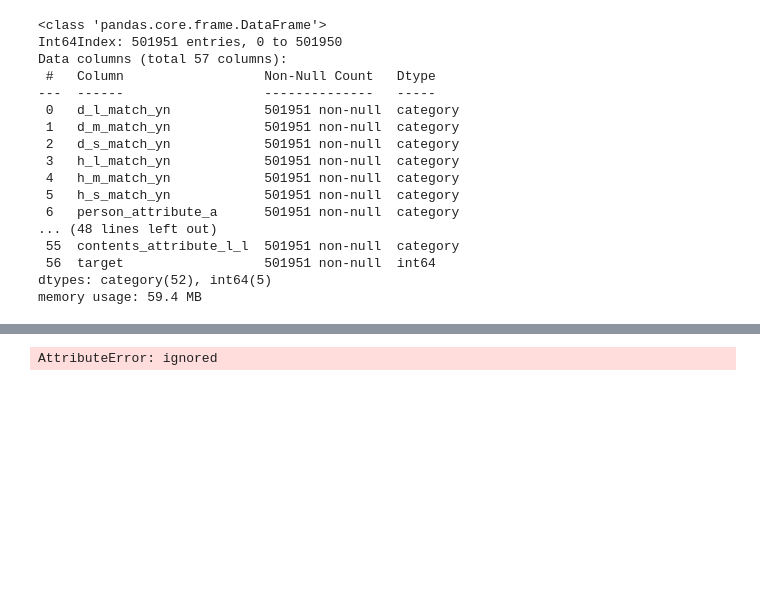
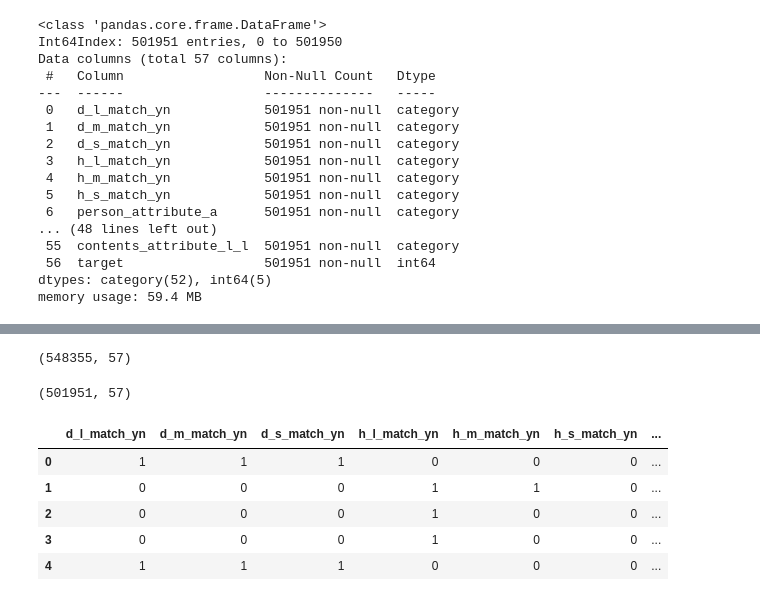
Before and after one commit to doo52oh/Dacon, a Jupyter notebook: 잡케어추천/잡케어추천알고리즘_modeling.ipynb, the cells around one changed output, grey strips where cells are left out. Cells and saved outputs as stored; diff of their text form; code cells hidden in the pictures; blank space fills up the shorter version.

```diff
--- a/잡케어추천/잡케어추천알고리즘_modeling.ipynb
+++ b/잡케어추천/잡케어추천알고리즘_modeling.ipynb
@@ -277,7 +293,23 @@ memory usage: 59.4 MB
+# %%
+df = pd.concat([job_df, job_test_df])
+df.shape
+# %% [output]
+(548355, 57)
 # %%
 le = LabelEncoder()
-for n in num_cols:
-  job_df[n] = job_df[n].fit_transform(job_df[n])
-  job_test_df[n] = job_test_df[n].transform(job_test_df[n])
+
+for n in cat_cols:
+  le.fit(df[n])
+  job_df[n] = le.transform(job_df[n])
+  job_test_df[n] = le.transform(job_test_df[n])
-# %% [output]
-AttributeError: ignored
+# %%
+print(job_df.shape)
+job_df.head()
+# %% [output]
+(501951, 57)
+|  | d_l_match_yn | d_m_match_yn | d_s_match_yn | h_l_match_yn | h_m_match_yn | h_s_match_yn | ... |
+| 0 | 1 | 1 | 1 | 0 | 0 | 0 | ... |
+| 1 | 0 | 0 | 0 | 1 | 1 | 0 | ... |
+| 2 | 0 | 0 | 0 | 1 | 0 | 0 | ... |
+| 3 | 0 | 0 | 0 | 1 | 0 | 0 | ... |
+| 4 | 1 | 1 | 1 | 0 | 0 | 0 | ... |
```
Also changed, not shown: parts of 8 cells of this notebook.
